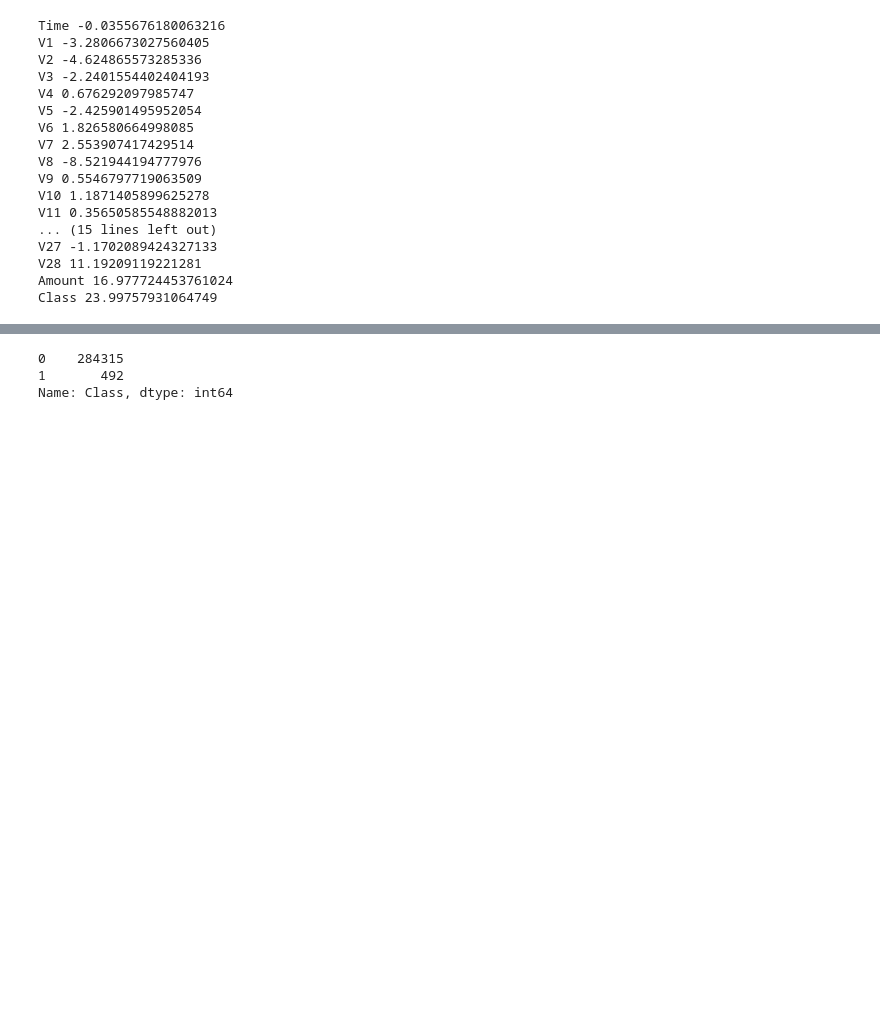
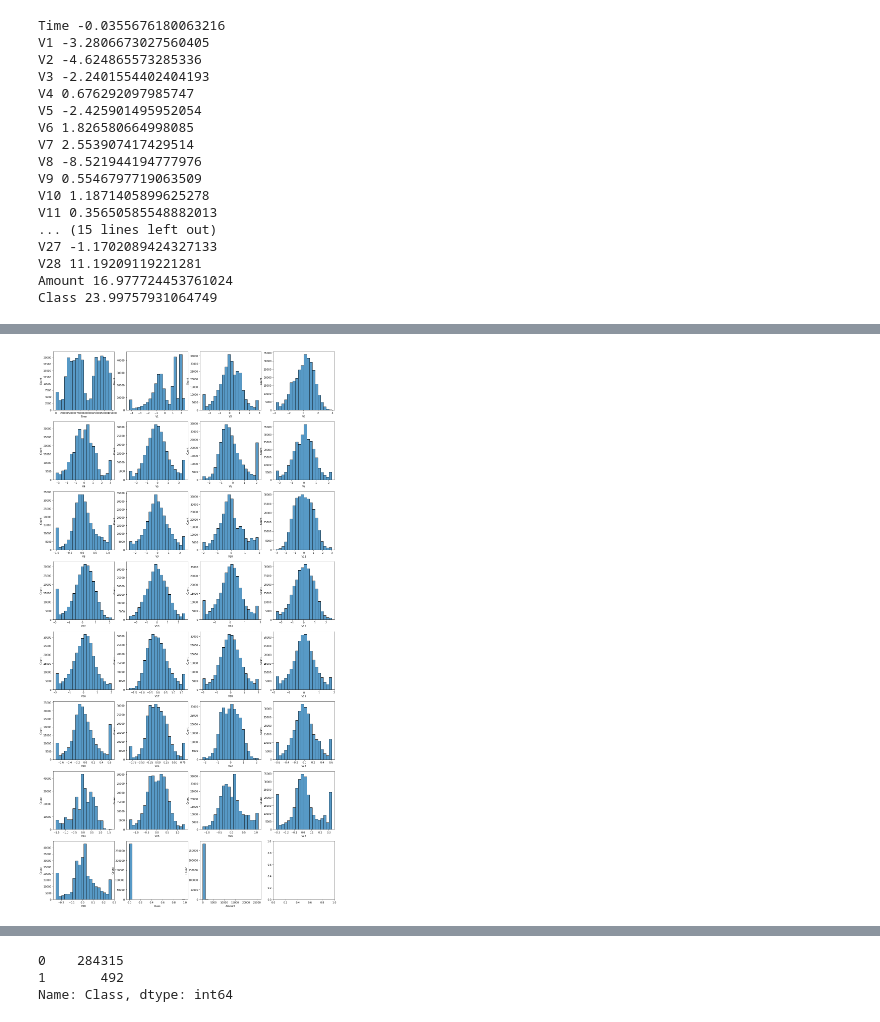
Before and after one commit to jideilori/cc-fraud, a Jupyter notebook: notebooks/eda.ipynb, the cells around one changed output, grey strips where cells are left out. Drawn from its saved outputs; the diff is of its cells as text; code cells hidden in the pictures; blank space fills up the shorter version.

```diff
--- a/notebooks/eda.ipynb
+++ b/notebooks/eda.ipynb
@@ -131,7 +160,9 @@ def remove_outlier(col):
   upper_range = Q3 + (1.5 * IQR)
   return lower_range,upper_range
 final_df = data.copy()
-final_df_cols = [i for i in final_df.columns][:-1]
+final_df = final_df.drop(['Class','Amount'],axis=1)
+final_df_cols = [i for i in final_df.columns]
+print(final_df_cols)
 
 for i in final_df_cols:
     low, upp = remove_outlier(final_df[f'{i}'])
@@ -142,3 +207,16 @@ for i in final_df_cols:
+# %%
+fig, axes = plt.subplots(8, 4, figsize=(20, 40))
+i = 0
+j = 0
+for vars in final_df.columns :
+    sns.histplot(data = final_df, x = vars, bins = 20, ax = axes[i,j])
+    j = j + 1
+    if j == 4 :
+        i = i + 1
+        j = 0
+# hist =sns.histplot(data=data,x=data.Time,hue=data.Class)
+# %% [output]
+[figure, added]
 # %%
 for cols in final_df.columns:
     print(cols,final_df[f'{cols}'].skew())
```
Also changed, not shown: parts of 33 cells of this notebook, 3 other files.
